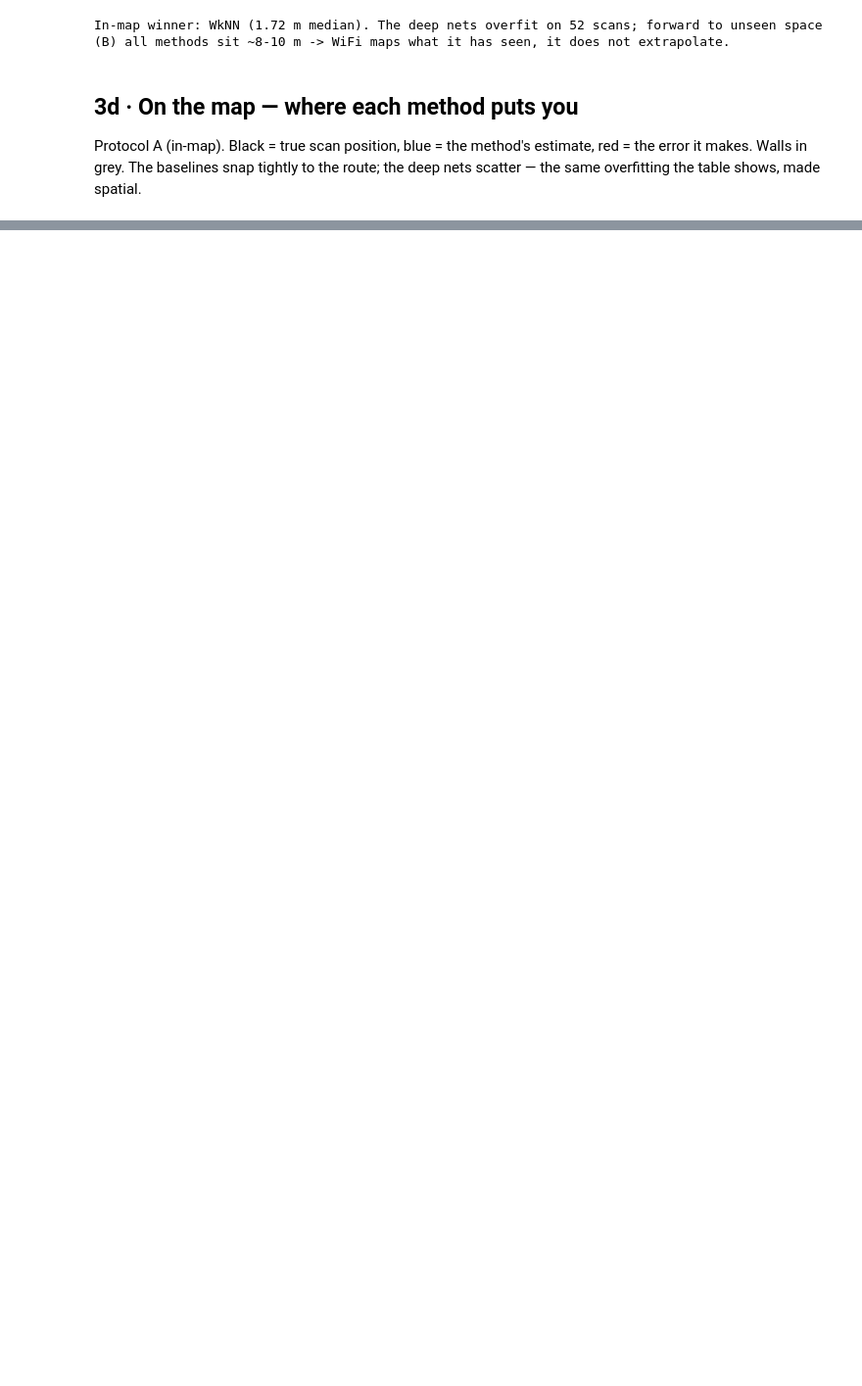
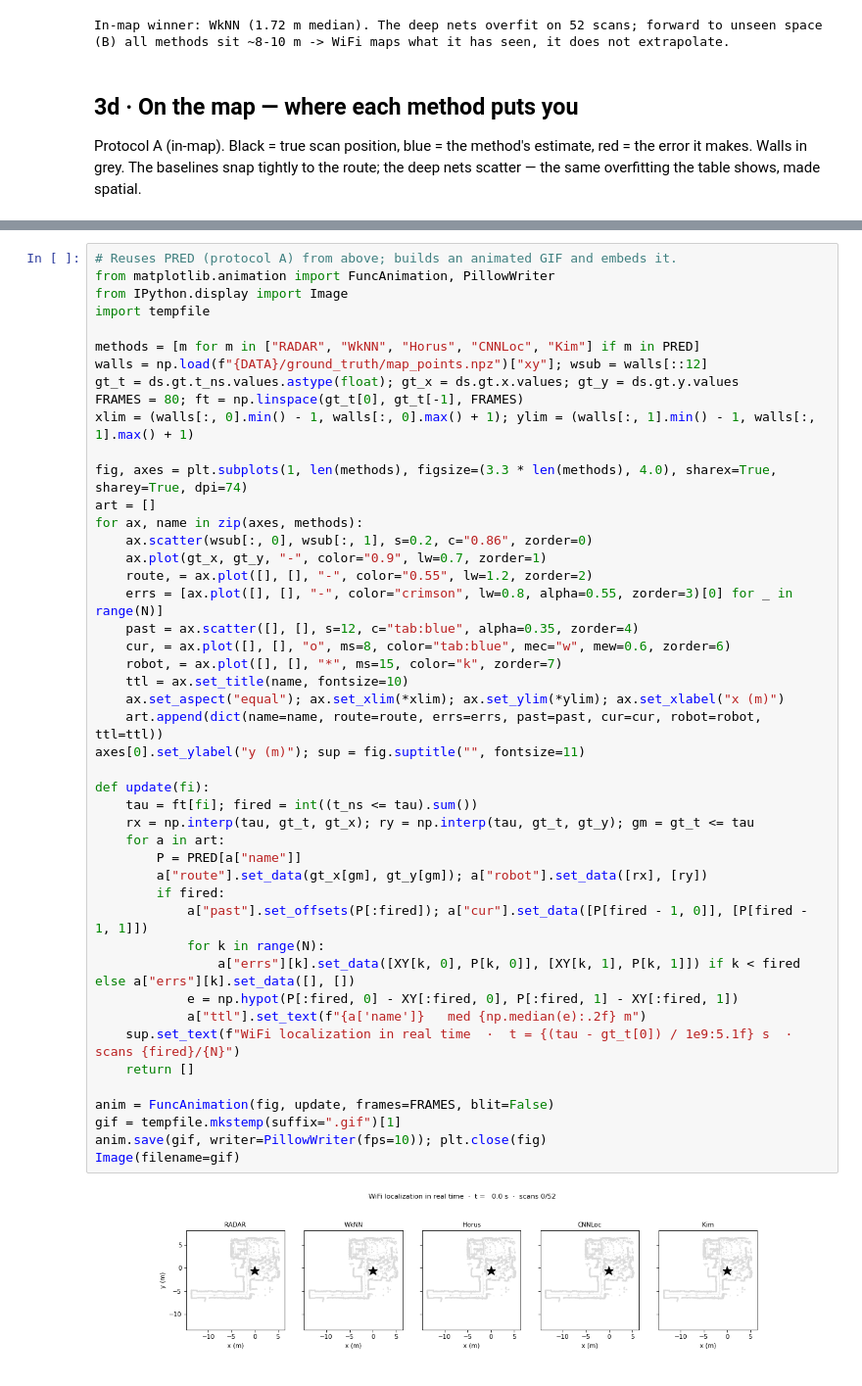
Before and after one commit to moebachar/side_navlori, a Jupyter notebook: side_navlori_wifi.ipynb, the cells around one changed output, grey strips where cells are left out. Shown at 98% size. Saved outputs shown, nothing was run; the diff lists cells and outputs as text; blank space fills up the shorter version.

Commit message:
wifi: §3e real-time GIF — robot drives, all 5 methods predict live (embedded)

```diff
--- a/side_navlori_wifi.ipynb
+++ b/side_navlori_wifi.ipynb
@@ -360,0 +365,48 @@ red segments = per-scan error. Short & radial around the route -> good; long str
+# %%
+# Reuses PRED (protocol A) from above; builds an animated GIF and embeds it.
+from matplotlib.animation import FuncAnimation, PillowWriter
+from IPython.display import Image
+import tempfile
+
+methods = [m for m in ["RADAR", "WkNN", "Horus", "CNNLoc", "Kim"] if m in PRED]
+walls = np.load(f"{DATA}/ground_truth/map_points.npz")["xy"]; wsub = walls[::12]
+gt_t = ds.gt.t_ns.values.astype(float); gt_x = ds.gt.x.values; gt_y = ds.gt.y.values
+FRAMES = 80; ft = np.linspace(gt_t[0], gt_t[-1], FRAMES)
+xlim = (walls[:, 0].min() - 1, walls[:, 0].max() + 1); ylim = (walls[:, 1].min() - 1, walls[:, 1].max() + 1)
+
+fig, axes = plt.subplots(1, len(methods), figsize=(3.3 * len(methods), 4.0), sharex=True, sharey=True, dpi=74)
+art = []
+for ax, name in zip(axes, methods):
+    ax.scatter(wsub[:, 0], wsub[:, 1], s=0.2, c="0.86", zorder=0)
+    ax.plot(gt_x, gt_y, "-", color="0.9", lw=0.7, zorder=1)
+    route, = ax.plot([], [], "-", color="0.55", lw=1.2, zorder=2)
+    errs = [ax.plot([], [], "-", color="crimson", lw=0.8, alpha=0.55, zorder=3)[0] for _ in range(N)]
+    past = ax.scatter([], [], s=12, c="tab:blue", alpha=0.35, zorder=4)
+    cur, = ax.plot([], [], "o", ms=8, color="tab:blue", mec="w", mew=0.6, zorder=6)
+    robot, = ax.plot([], [], "*", ms=15, color="k", zorder=7)
+    ttl = ax.set_title(name, fontsize=10)
+    ax.set_aspect("equal"); ax.set_xlim(*xlim); ax.set_ylim(*ylim); ax.set_xlabel("x (m)")
+    art.append(dict(name=name, route=route, errs=errs, past=past, cur=cur, robot=robot, ttl=ttl))
+axes[0].set_ylabel("y (m)"); sup = fig.suptitle("", fontsize=11)
+
+def update(fi):
+    tau = ft[fi]; fired = int((t_ns <= tau).sum())
+    rx = np.interp(tau, gt_t, gt_x); ry = np.interp(tau, gt_t, gt_y); gm = gt_t <= tau
+    for a in art:
+        P = PRED[a["name"]]
+        a["route"].set_data(gt_x[gm], gt_y[gm]); a["robot"].set_data([rx], [ry])
+        if fired:
+            a["past"].set_offsets(P[:fired]); a["cur"].set_data([P[fired - 1, 0]], [P[fired - 1, 1]])
+            for k in range(N):
+                a["errs"][k].set_data([XY[k, 0], P[k, 0]], [XY[k, 1], P[k, 1]]) if k < fired else a["errs"][k].set_data([], [])
+            e = np.hypot(P[:fired, 0] - XY[:fired, 0], P[:fired, 1] - XY[:fired, 1])
+            a["ttl"].set_text(f"{a['name']}   med {np.median(e):.2f} m")
+    sup.set_text(f"WiFi localization in real time  ·  t = {(tau - gt_t[0]) / 1e9:5.1f} s  ·  scans {fired}/{N}")
+    return []
+
+anim = FuncAnimation(fig, update, frames=FRAMES, blit=False)
+gif = tempfile.mkstemp(suffix=".gif")[1]
+anim.save(gif, writer=PillowWriter(fps=10)); plt.close(fig)
+Image(filename=gif)
+# %% [output]
+[figure, added]
```
Also changed, not shown: parts of 4 cells of this notebook, 1 other file.
